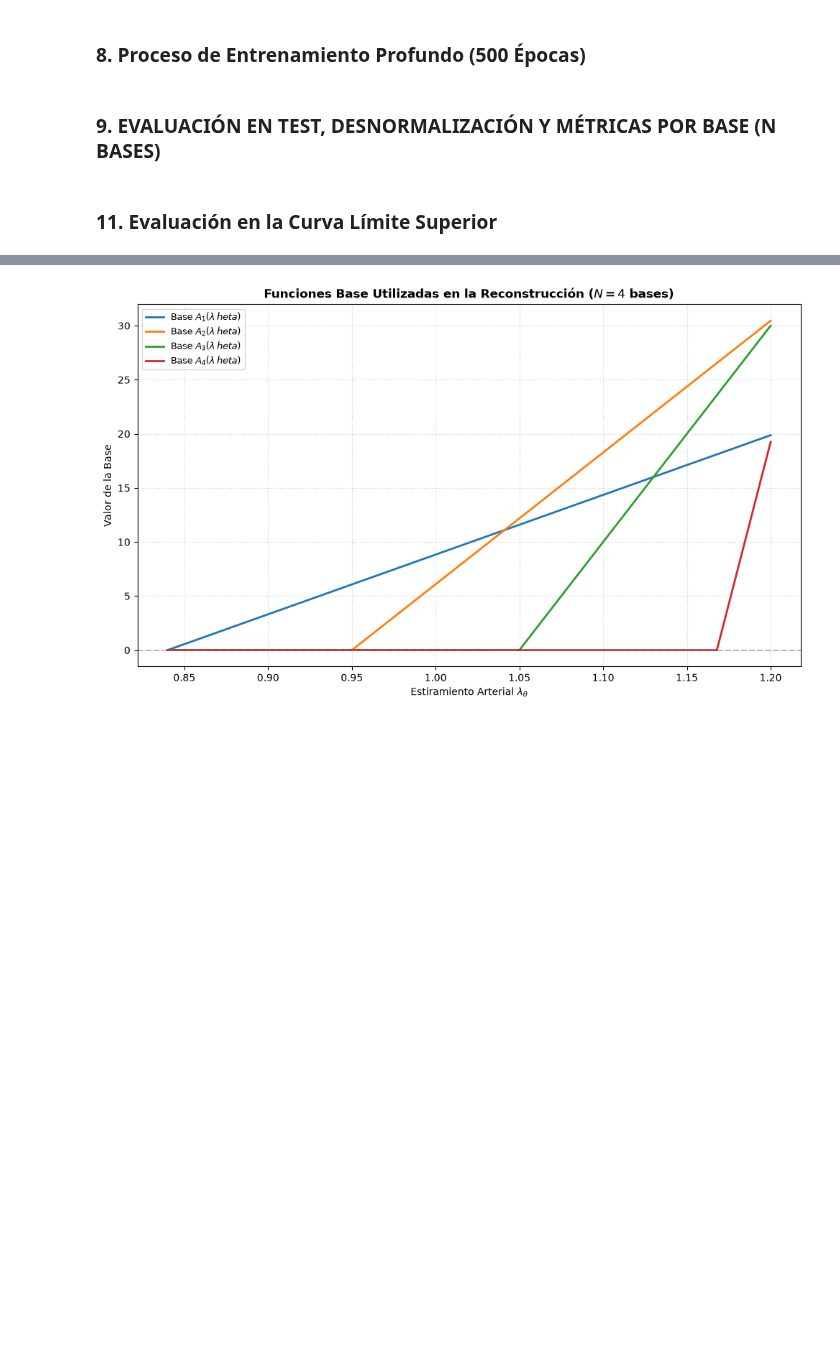
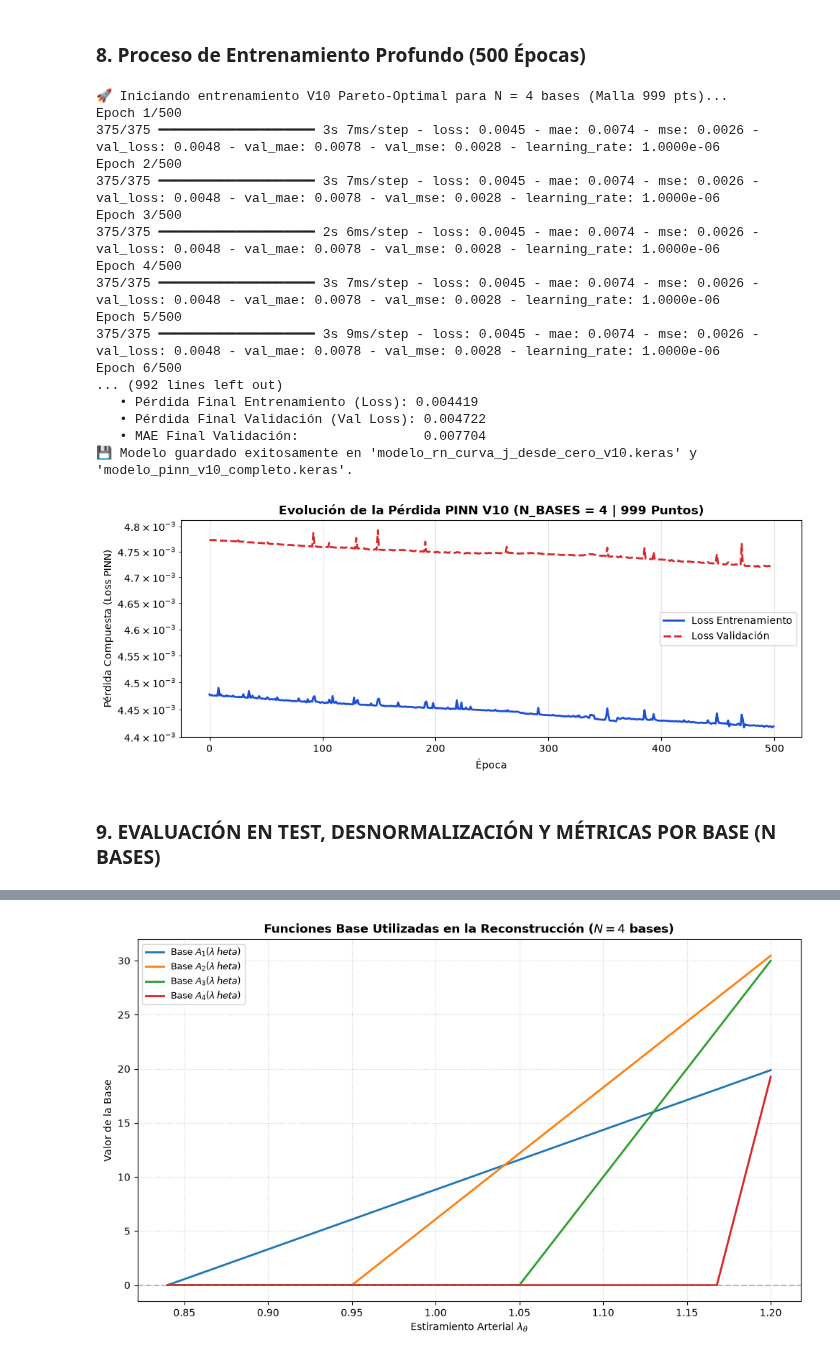
Before and after one commit to pablosilvoni/Biomimesis, a Jupyter notebook: curva_j_entrenamiento_v10.ipynb, the cells around one changed output, grey strips where cells are left out. Saved outputs shown, nothing was run; the diff lists cells and outputs as text; code cells hidden in the pictures; blank space fills up the shorter version.

```diff
--- a/curva_j_entrenamiento_v10.ipynb
+++ b/curva_j_entrenamiento_v10.ipynb
@@ -675,17 +742,17 @@ loss_pinn = crear_loss_reconstruccion_v10(
     peso_rec=5.0,
     peso_crosstalk=20.0,
 )
-
+,
 # --- 5. ARQUITECTURA DEL MODELO DEEP LEARNING ---
 def construir_modelo_v10(input_shape, num_outputs):
     model = Sequential([
         Input(shape=(input_shape,)),
         Dense(256, activation='relu', kernel_regularizer=l2(L2_REGULARIZATION)),
-        BatchNormalization(),
+        LayerNormalization(),
         Dense(128, activation='relu', kernel_regularizer=l2(L2_REGULARIZATION)),
-        BatchNormalization(),
+        LayerNormalization(),
         Dense(64, activation='relu', kernel_regularizer=l2(L2_REGULARIZATION)),
-        BatchNormalization(),
+        LayerNormalization(),
         Dense(num_outputs, activation='linear')
     ])
     return model
@@ -767,7 +869,7 @@ callbacks = [
         verbose=1
     ),
     ModelCheckpoint(
-        filepath='modelo_rn_curva_j_desde_cero_v9.keras',
+        filepath='modelo_rn_curva_j_desde_cero_v10.keras',
         monitor='val_loss',
         save_best_only=True,
         verbose=0
@@ -780,34 +882,53 @@ BATCH_SIZE = 64
 print(f"🚀 Iniciando entrenamiento V10 Pareto-Optimal para N = {N_BASES} bases (Malla 999 pts)...")
 t_start = time.time()
 
 history = model.fit(
     _X_tr, _y_tr,
     validation_data=(_X_va, _y_va),
     epochs=EPOCHS,
     batch_size=BATCH_SIZE,
     callbacks=callbacks,
     verbose=1
 )
 
 t_elapsed = time.time() - t_start
 print(f"\n✅ Entrenamiento completado exitosamente en {t_elapsed/60:.2f} minutos.")
 print(f"   • Pérdida Final Entrenamiento (Loss): {history.history['loss'][-1]:.6f}")
 print(f"   • Pérdida Final Validación (Val Loss): {history.history['val_loss'][-1]:.6f}")
 print(f"   • MAE Final Validación:                {history.history['val_mae'][-1]:.6f}")
 
-model.save("modelo_pinn_v9_completo.keras")
-print("💾 Modelo guardado exitosamente en 'modelo_rn_curva_j_desde_cero_v9.keras' y 'modelo_pinn_v9_completo.keras'.")
+model.save("modelo_pinn_v10_completo.keras")
+print("💾 Modelo guardado exitosamente en 'modelo_rn_curva_j_desde_cero_v10.keras' y 'modelo_pinn_v10_completo.keras'.")
 
 plt.figure(figsize=(10, 4))
 plt.plot(history.history['loss'], label='Loss Entrenamiento', color='#1d4ed8', linewidth=2)
 plt.plot(history.history['val_loss'], label='Loss Validación', color='#dc2626', linewidth=2, linestyle='--')
 plt.title(f'Evolución de la Pérdida PINN V10 (N_BASES = {N_BASES} | 999 Puntos)', fontsize=12, fontweight='bold')
 plt.xlabel('Época', fontsize=10)
 plt.ylabel('Pérdida Compuesta (Loss PINN)', fontsize=10)
 plt.yscale('log')
 plt.grid(True, alpha=0.3)
 plt.legend(fontsize=10)
 plt.tight_layout()
 plt.show()
+# %% [output]
+🚀 Iniciando entrenamiento V10 Pareto-Optimal para N = 4 bases (Malla 999 pts)...
+Epoch 1/500
+375/375 ━━━━━━━━━━━━━━━━━━━━ 3s 7ms/step - loss: 0.0045 - mae: 0.0074 - mse: 0.0026 - val_loss: 0.0048 - val_mae: 0.0078 - val_mse: 0.0028 - learning_rate: 1.0000e-06
+Epoch 2/500
+375/375 ━━━━━━━━━━━━━━━━━━━━ 3s 7ms/step - loss: 0.0045 - mae: 0.0074 - mse: 0.0026 - val_loss: 0.0048 - val_mae: 0.0078 - val_mse: 0.0028 - learning_rate: 1.0000e-06
+Epoch 3/500
+375/375 ━━━━━━━━━━━━━━━━━━━━ 2s 6ms/step - loss: 0.0045 - mae: 0.0074 - mse: 0.0026 - val_loss: 0.0048 - val_mae: 0.0078 - val_mse: 0.0028 - learning_rate: 1.0000e-06
+Epoch 4/500
+375/375 ━━━━━━━━━━━━━━━━━━━━ 3s 7ms/step - loss: 0.0045 - mae: 0.0074 - mse: 0.0026 - val_loss: 0.0048 - val_mae: 0.0078 - val_mse: 0.0028 - learning_rate: 1.0000e-06
+Epoch 5/500
+375/375 ━━━━━━━━━━━━━━━━━━━━ 3s 9ms/step - loss: 0.0045 - mae: 0.0074 - mse: 0.0026 - val_loss: 0.0048 - val_mae: 0.0078 - val_mse: 0.0028 - learning_rate: 1.0000e-06
+Epoch 6/500
+... (992 lines left out)
+   • Pérdida Final Entrenamiento (Loss): 0.004419
+   • Pérdida Final Validación (Val Loss): 0.004722
+   • MAE Final Validación:                0.007704
+💾 Modelo guardado exitosamente en 'modelo_rn_curva_j_desde_cero_v10.keras' y 'modelo_pinn_v10_completo.keras'.
+[figure, added]
 # %% [markdown]
 ### 9. EVALUACIÓN EN TEST, DESNORMALIZACIÓN Y MÉTRICAS POR BASE (N BASES)
@@ -896,4 +935,2 @@ plt.show()
-# %% [markdown]
-### 11. Evaluación en la Curva Límite Superior
 # %%
 # ==============================================================================
```
Also changed, not shown: parts of 25 cells of this notebook.
